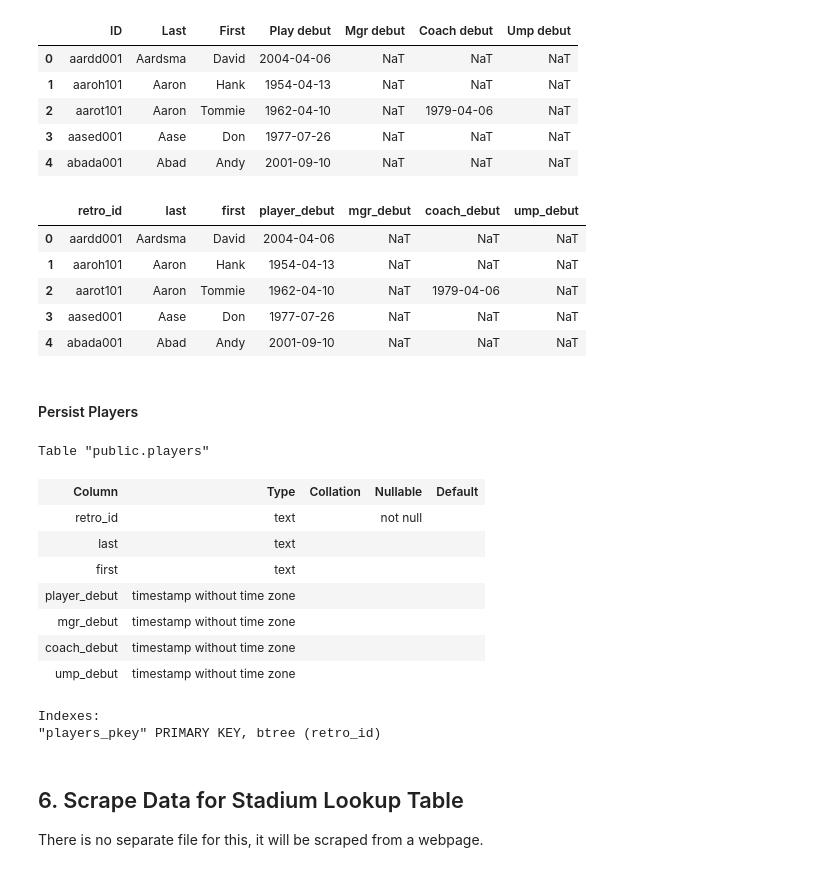
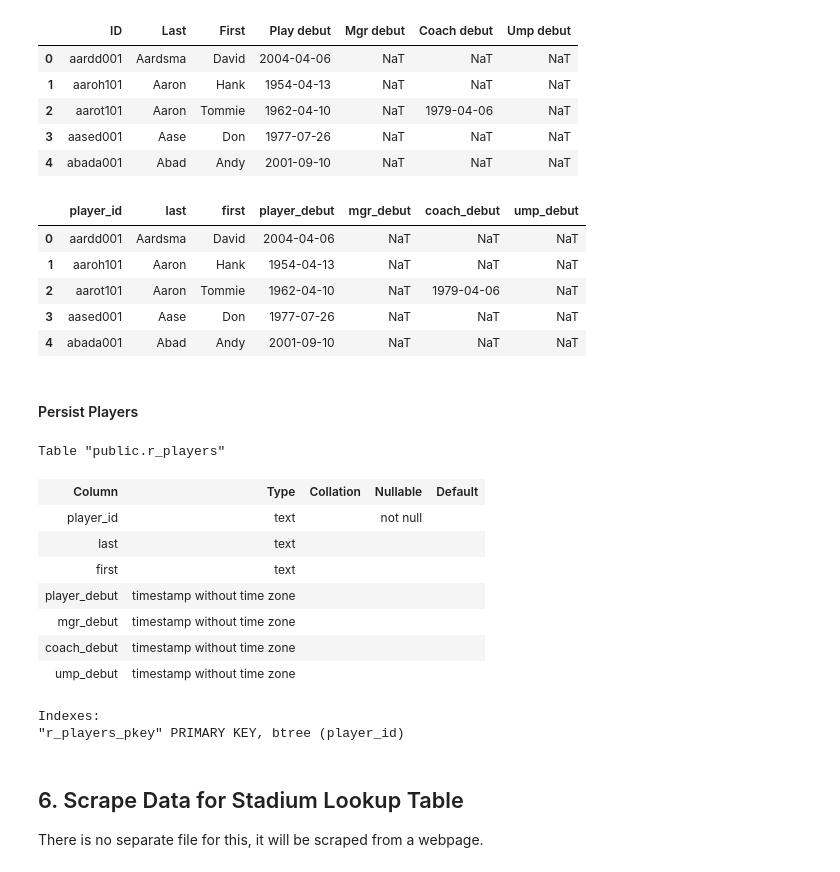
Before and after one commit to sdiehl28/Scikit-Learn-Workflow, a Jupyter notebook: python/RetrosheetBaseball.ipynb, the cells around one changed output. Cells and saved outputs as stored; diff of their text form; code cells hidden in the pictures.

Commit message:
improve retrosheet

```diff
--- a/python/RetrosheetBaseball.ipynb
+++ b/python/RetrosheetBaseball.ipynb
@@ -1145,17 +1140,17 @@ players.head()
 | 3 | aased001 | Aase | Don | 1977-07-26 | NaT | NaT | NaT |
 | 4 | abada001 | Abad | Andy | 2001-09-10 | NaT | NaT | NaT |
 # %%
-name_chg = {'ID':'retro_id',
+name_chg = {'ID':'player_id',
          'Last':'last',
          'First':'first',
          'Play debut':'player_debut',
          'Mgr debut':'mgr_debut',
          'Coach debut': 'coach_debut',
          'Ump debut':'ump_debut'}
 players = players.rename(columns=name_chg)
 players.head()
 # %% [output]
-|  | retro_id | last | first | player_debut | mgr_debut | coach_debut | ump_debut |
+|  | player_id | last | first | player_debut | mgr_debut | coach_debut | ump_debut |
 | 0 | aardd001 | Aardsma | David | 2004-04-06 | NaT | NaT | NaT |
 | 1 | aaroh101 | Aaron | Hank | 1954-04-13 | NaT | NaT | NaT |
 | 2 | aarot101 | Aaron | Tommie | 1962-04-10 | NaT | 1979-04-06 | NaT |
@@ -1174,11 +1169,11 @@ sql = 'ALTER TABLE retrosheet.public.players ADD PRIMARY KEY (retro_id)'
 conn.execute(sql);
 # %%
 # describe player_game table
-psql('\d players')
+psql('\d r_players')
 # %% [output]
-Table "public.players"
+Table "public.r_players"
 | Column | Type | Collation | Nullable | Default |
-| retro_id | text |  | not null |  |
+| player_id | text |  | not null |  |
 | last | text |  |  |  |
 | first | text |  |  |  |
 | player_debut | timestamp without time zone |  |  |  |
@@ -1186,7 +1181,7 @@ Table "public.players"
 | coach_debut | timestamp without time zone |  |  |  |
 | ump_debut | timestamp without time zone |  |  |  |
 Indexes:
-"players_pkey" PRIMARY KEY, btree (retro_id)
+"r_players_pkey" PRIMARY KEY, btree (player_id)
 # %% [markdown]
 ## 6. Scrape Data for Stadium Lookup Table
 There is no separate file for this, it will be scraped from a webpage.
```
Also changed, not shown: parts of 24 cells of this notebook, 2 other files.
